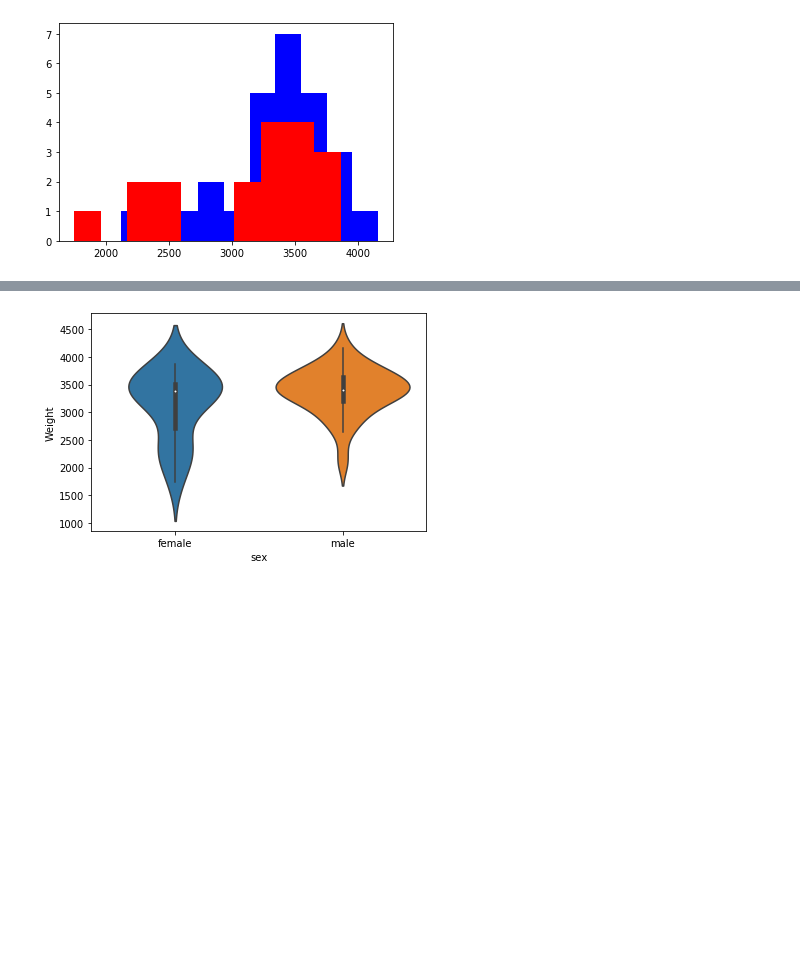
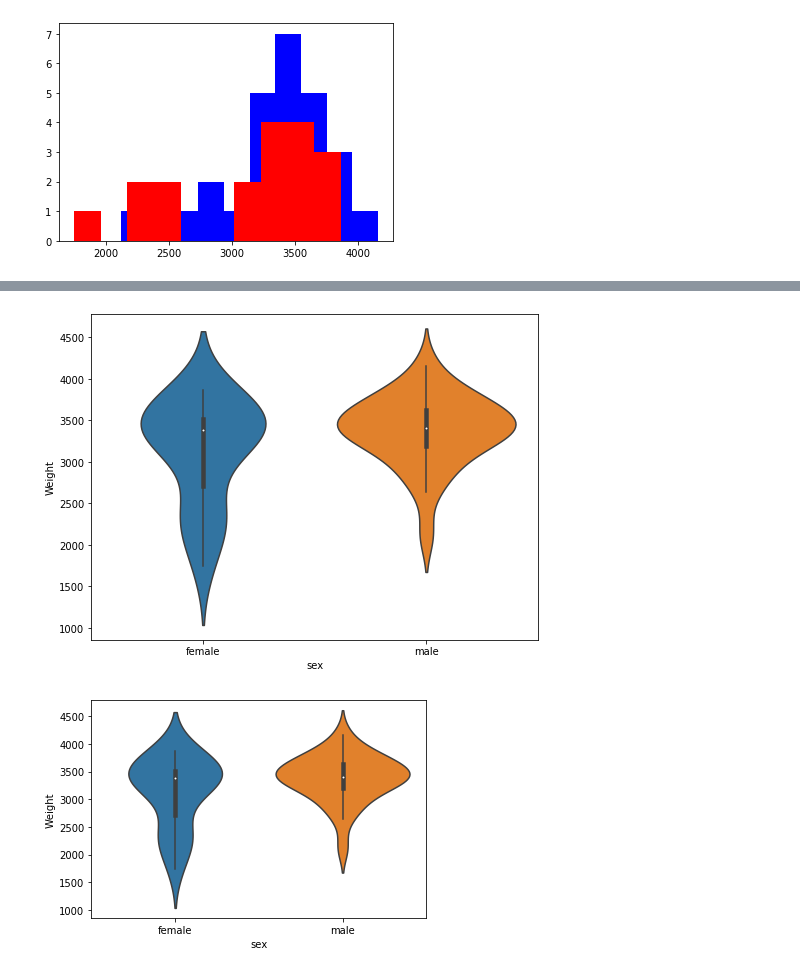
Before and after one commit to mladbago/podstawy_sztucznej_inteligencji, a Jupyter notebook: Z02_numy_pandas.ipynb, the cells around one changed output, grey strips where cells are left out. Cells and saved outputs as stored; diff of their text form; code cells hidden in the pictures; blank space fills up the shorter version.

```diff
--- a/Z02_numy_pandas.ipynb
+++ b/Z02_numy_pandas.ipynb
@@ -1714,3 +1729,9 @@ plt.show()
+# %%
+plt.figure(figsize = (8,6))
+sns.violinplot(x = 'sex', y = 'Weight', data = df)
+plt.show()
+# %% [output]
+[figure, added]
 # %%
 # %% [output]
 [figure]
```
Also changed, not shown: parts of 9 cells of this notebook.
